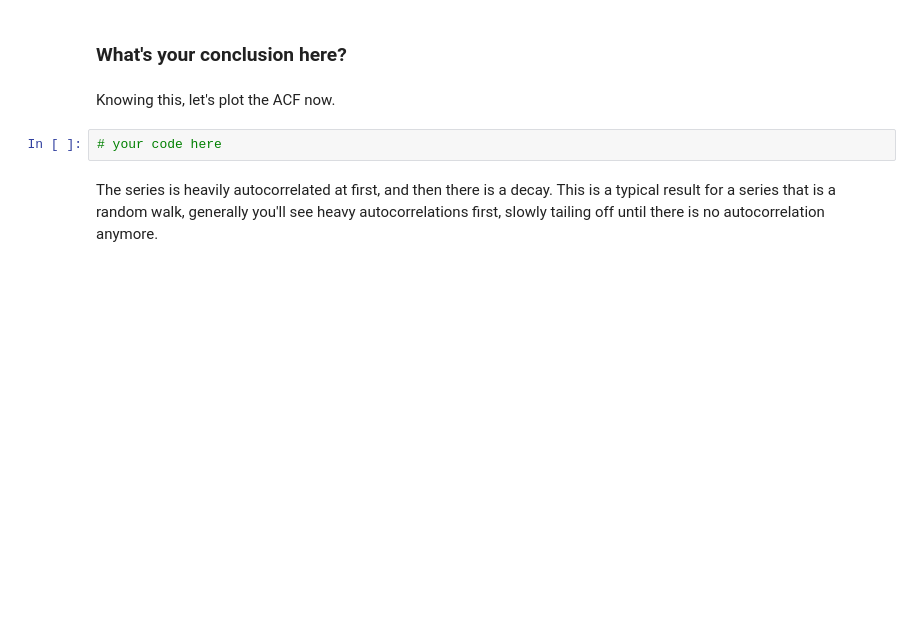
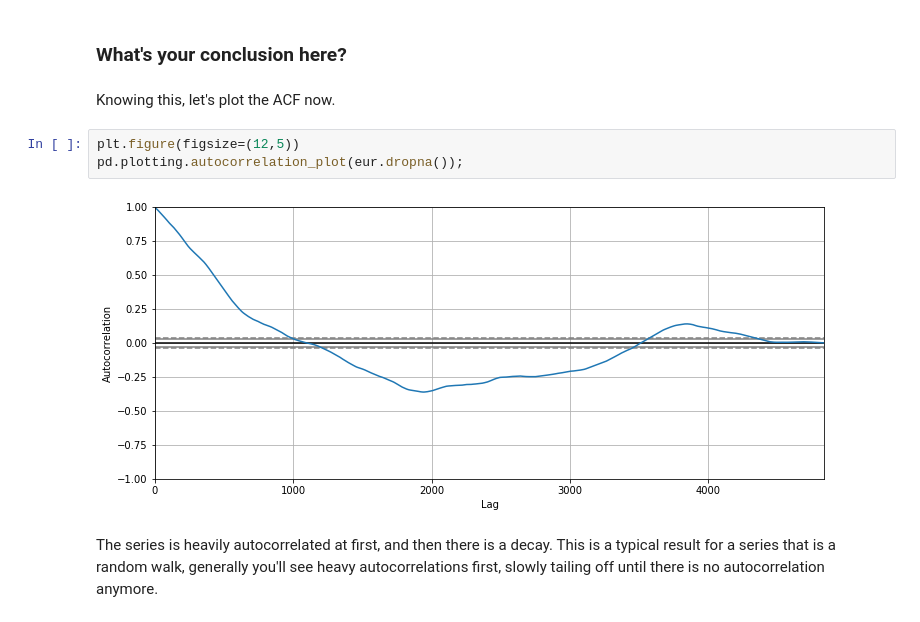
Before and after one commit to williammcmillan/dsc-corr-autocorr-in-time-series-lab-houston-ds-060319, a Jupyter notebook: index.ipynb, the cells around one changed output. Cells and saved outputs as stored; diff of their text form; blank space fills up the shorter version.

```diff
--- a/index.ipynb
+++ b/index.ipynb
@@ -102,8 +102,11 @@ lag_5.plot(figsize=(18,6), alpha=0.5);
 ### What's your conclusion here?
 # %% [markdown]
 Knowing this, let's plot the ACF now.
-# %%
-# your code here
+# %%
+plt.figure(figsize=(12,5))
+pd.plotting.autocorrelation_plot(eur.dropna());
+# %% [output]
+[figure, added]
 # %% [markdown]
 The series is heavily autocorrelated at first, and then there is a decay. This is a typical result for a series that is a random walk, generally you'll see heavy autocorrelations first, slowly tailing off until there is no autocorrelation anymore.
 # %% [markdown]
```
